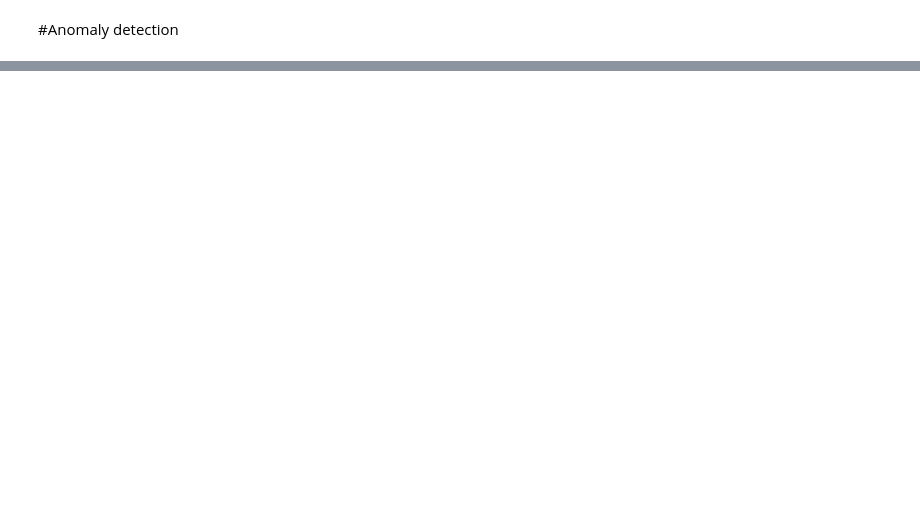
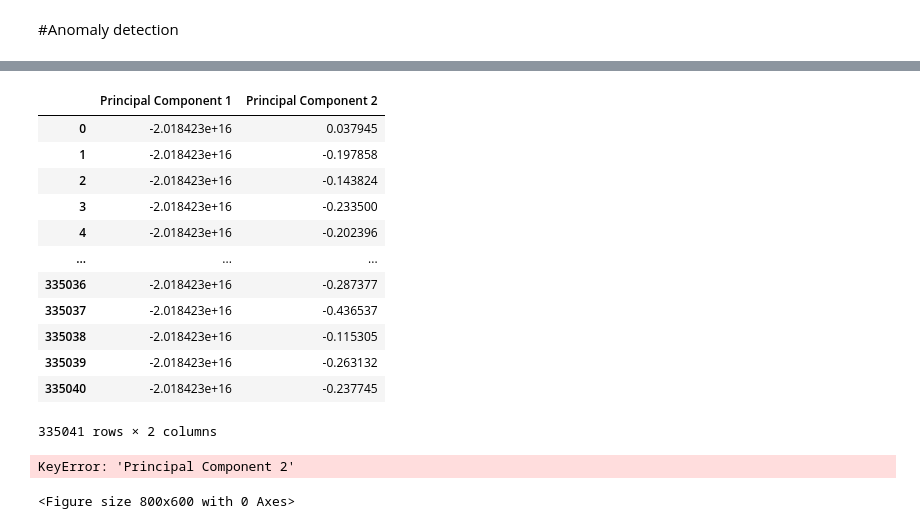
Before and after one commit to fsternini/anomaly-prediction, a Jupyter notebook: anomaly_prediction.ipynb, the cells around one changed output, grey strips where cells are left out. Saved outputs shown, nothing was run; the diff lists cells and outputs as text; code cells hidden in the pictures; blank space fills up the shorter version.

```diff
--- a/anomaly_prediction.ipynb
+++ b/anomaly_prediction.ipynb
@@ -371,0 +478,3 @@ print(anomalies_detected.head())
+# %%
+pca = PCA(n_components=2)
+principal_components = pca.fit_transform(train_df.drop(columns=["disrupt_30ms"]))
@@ -371,0 +486,3 @@ print(anomalies_detected.head())
+# %%
+pca_df = pd.DataFrame(data=principal_components, columns=['Principal Component 1', 'Principal Component 2'])
+pca_df.head()
@@ -371,0 +496,38 @@ print(anomalies_detected.head())
+# %%
+pca_df
+# %% [output]
+|  | Principal Component 1 | Principal Component 2 |
+| 0 | -2.018423e+16 | 0.037945 |
+| 1 | -2.018423e+16 | -0.197858 |
+| 2 | -2.018423e+16 | -0.143824 |
+| 3 | -2.018423e+16 | -0.233500 |
+| 4 | -2.018423e+16 | -0.202396 |
+| ... | ... | ... |
+| 335036 | -2.018423e+16 | -0.287377 |
+| 335037 | -2.018423e+16 | -0.436537 |
+| 335038 | -2.018423e+16 | -0.115305 |
+| 335039 | -2.018423e+16 | -0.263132 |
+| 335040 | -2.018423e+16 | -0.237745 |
+335041 rows × 2 columns
+# %%
+pca_df["disrupt_30ms"] = train_df["disrupt_30ms"].reset_index(drop=True)
+
+# Plot the first two principal components with colors based on the label
+plt.figure(figsize=(8, 6))
+colors = {False: 'blue', True: 'red'}
+#for label in pca_df["disrupt_30ms"].unique():
+#    subset = pca_df[pca_df["disrupt_30ms"] == label]
+#    plt.scatter(subset['Principal Component 1'], subset['Principal Component 2'], c=colors[label], label=label)
+
+subset = pca_df[pca_df["disrupt_30ms"] == True]
+plt.scatter(subset['Principal Component 1'], subset['Principal Component 2'], c=colors[True], label="True")
+
+plt.xlabel('Principal Component 1')
+plt.ylabel('Principal Component 2')
+plt.legend(title='Label')
+plt.title('PCA Plot of First Two Components')
+plt.grid(True)
+plt.show()
+# %% [output]
+KeyError: 'Principal Component 2'
+<Figure size 800x600 with 0 Axes>
```
Also changed, not shown: parts of 41 cells of this notebook.
